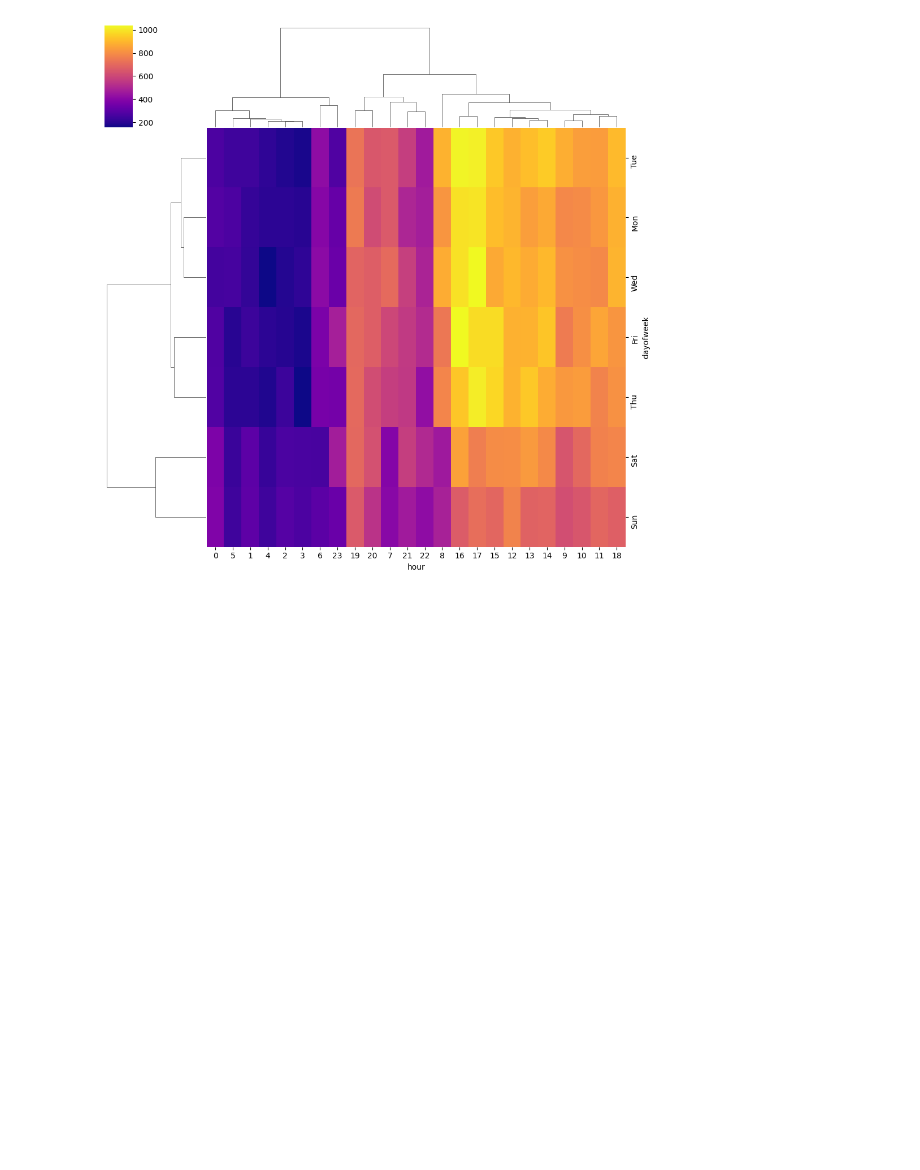
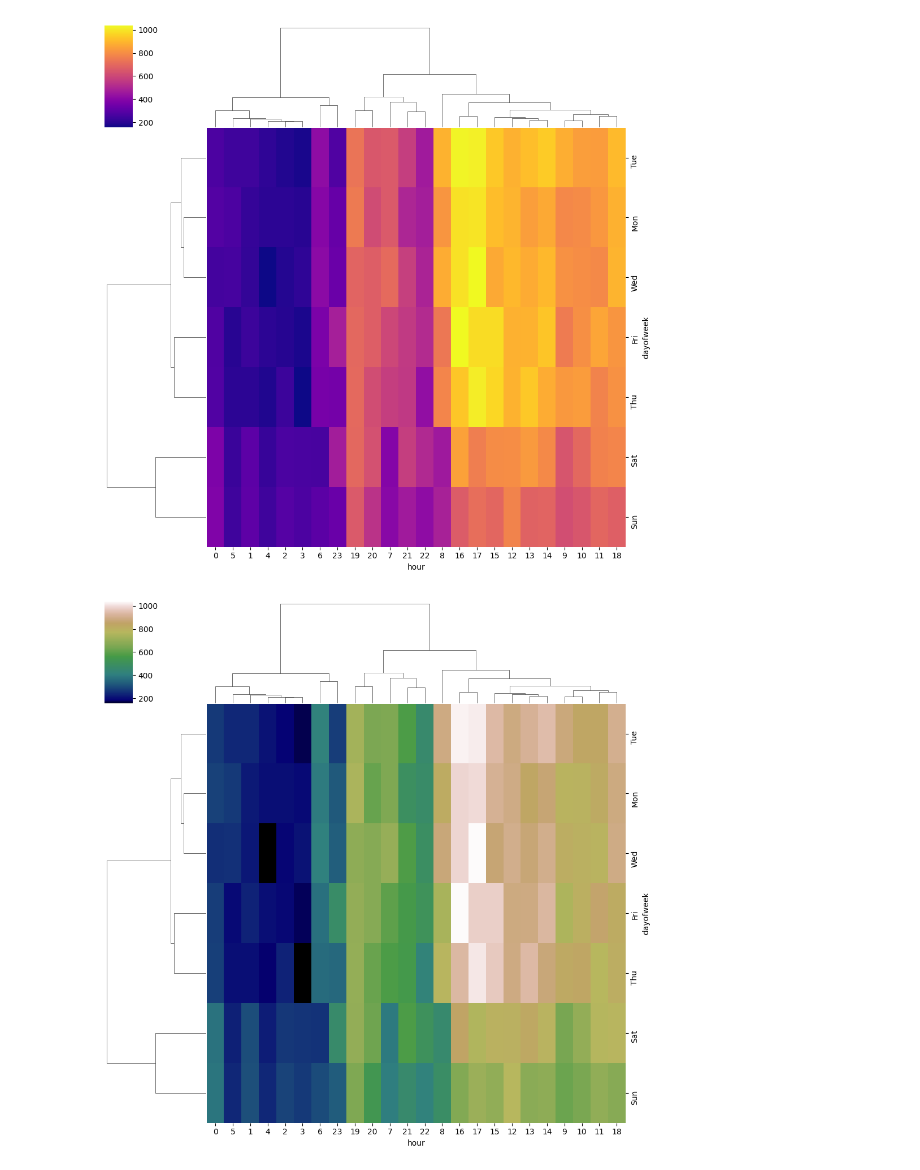
Before and after one commit to DannyCui-2016/Machine-Learning-Approach-Session, a Jupyter notebook: section13 - Data Capstone Project/part1.ipynb, the cells around one changed output. Saved outputs shown, nothing was run; the diff lists cells and outputs as text; code cells hidden in the pictures; blank space fills up the shorter version.

Commit message:
cluster map gist_earth

```diff
--- a/section13 - Data Capstone Project/part1.ipynb
+++ b/section13 - Data Capstone Project/part1.ipynb
@@ -318,3 +316,8 @@ sns.clustermap(dayhour,cmap='plasma')
 plt.savefig('clustermap5.png')
 # %% [output]
 [figure]
+# %%
+sns.clustermap(dayhour,cmap='gist_earth')
+plt.savefig('clustermap5.png')
+# %% [output]
+[figure, added]
```
Also changed, not shown: parts of 1 cell of this notebook, 1 other file.
